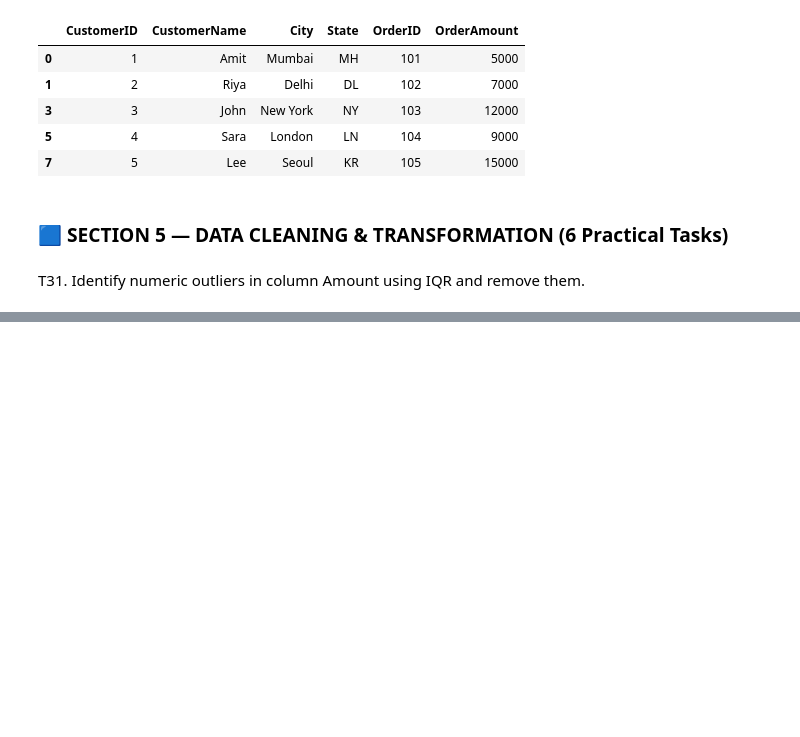
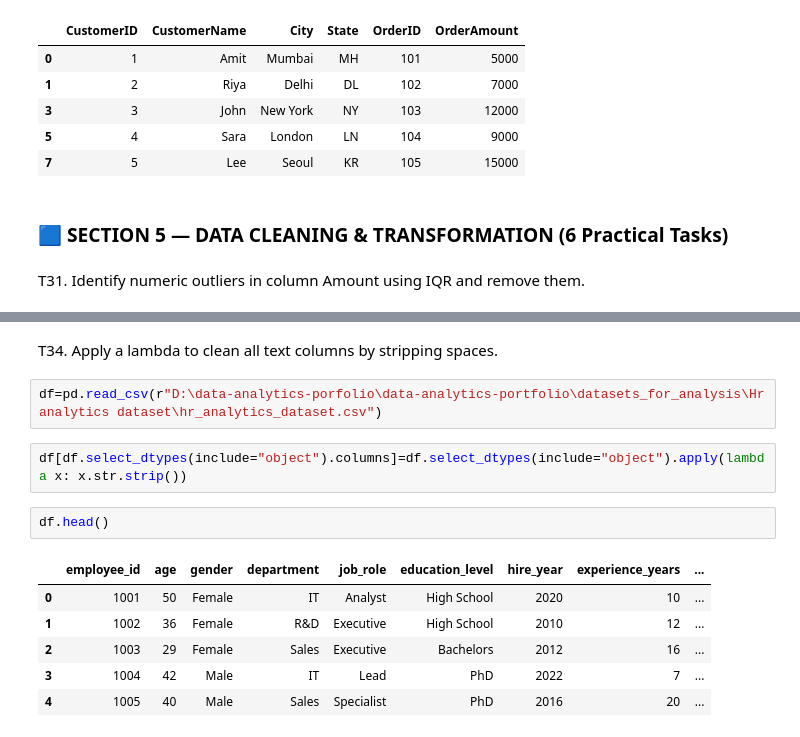
Before and after one commit to sagarnbeedi-analytics/data-analytics-portfolio, a Jupyter notebook: PYTHON/practicing_python_libraries/python_files/pandas.ipynb, the cells around one changed output, grey strips where cells are left out. Cells and saved outputs as stored; diff of their text form; blank space fills up the shorter version.

```diff
--- a/PYTHON/practicing_python_libraries/python_files/pandas.ipynb
+++ b/PYTHON/practicing_python_libraries/python_files/pandas.ipynb
@@ -696,0 +841,15 @@ T31. Identify numeric outliers in column Amount using IQR and remove them.
+# %% [markdown]
+T34. Apply a lambda to clean all text columns by stripping spaces.
+# %%
+df=pd.read_csv(r"D:\data-analytics-porfolio\data-analytics-portfolio\datasets_for_analysis\Hr analytics dataset\hr_analytics_dataset.csv")
+# %%
+df[df.select_dtypes(include="object").columns]=df.select_dtypes(include="object").apply(lambda x: x.str.strip())
+# %%
+df.head()
+# %% [output]
+|  | employee_id | age | gender | department | job_role | education_level | hire_year | experience_years | ... |
+| 0 | 1001 | 50 | Female | IT | Analyst | High School | 2020 | 10 | ... |
+| 1 | 1002 | 36 | Female | R&D | Executive | High School | 2010 | 12 | ... |
+| 2 | 1003 | 29 | Female | Sales | Executive | Bachelors | 2012 | 16 | ... |
+| 3 | 1004 | 42 | Male | IT | Lead | PhD | 2022 | 7 | ... |
+| 4 | 1005 | 40 | Male | Sales | Specialist | PhD | 2016 | 20 | ... |
```
Also changed, not shown: parts of 53 cells of this notebook, 1 other file.
